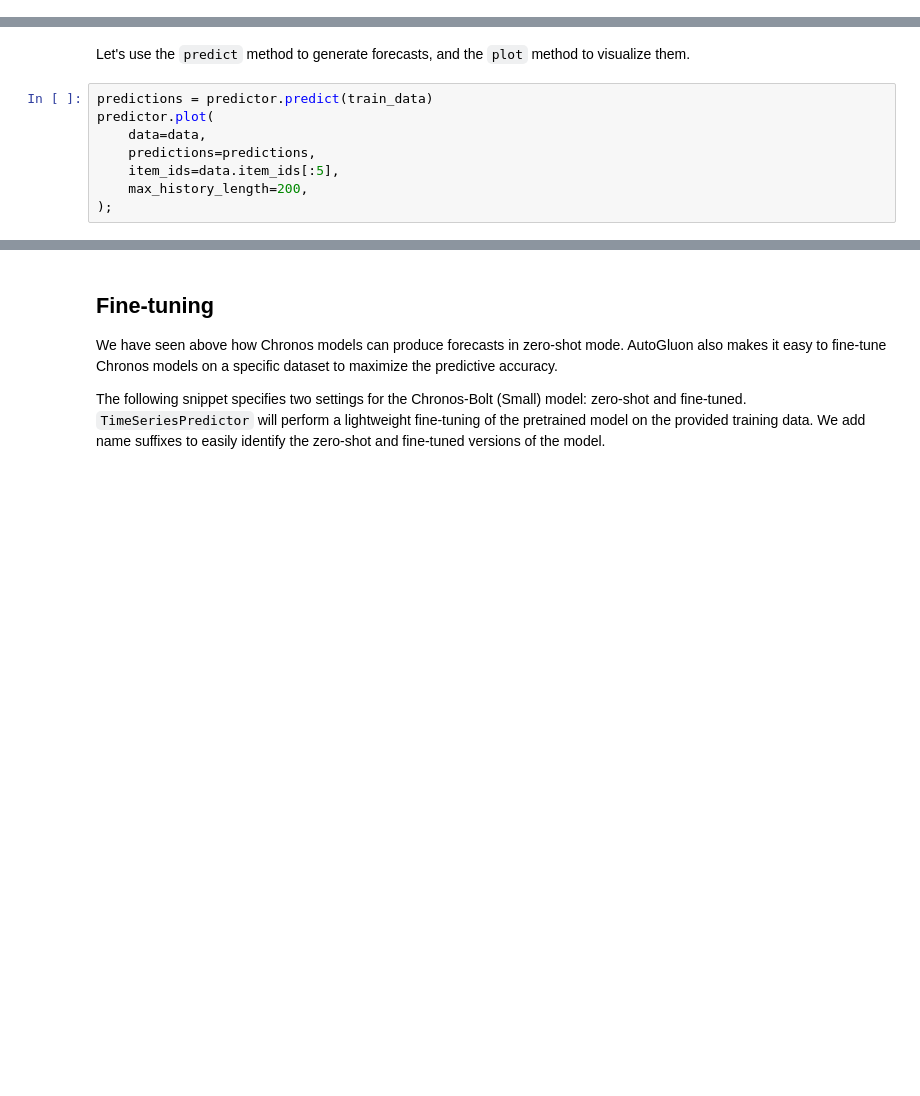
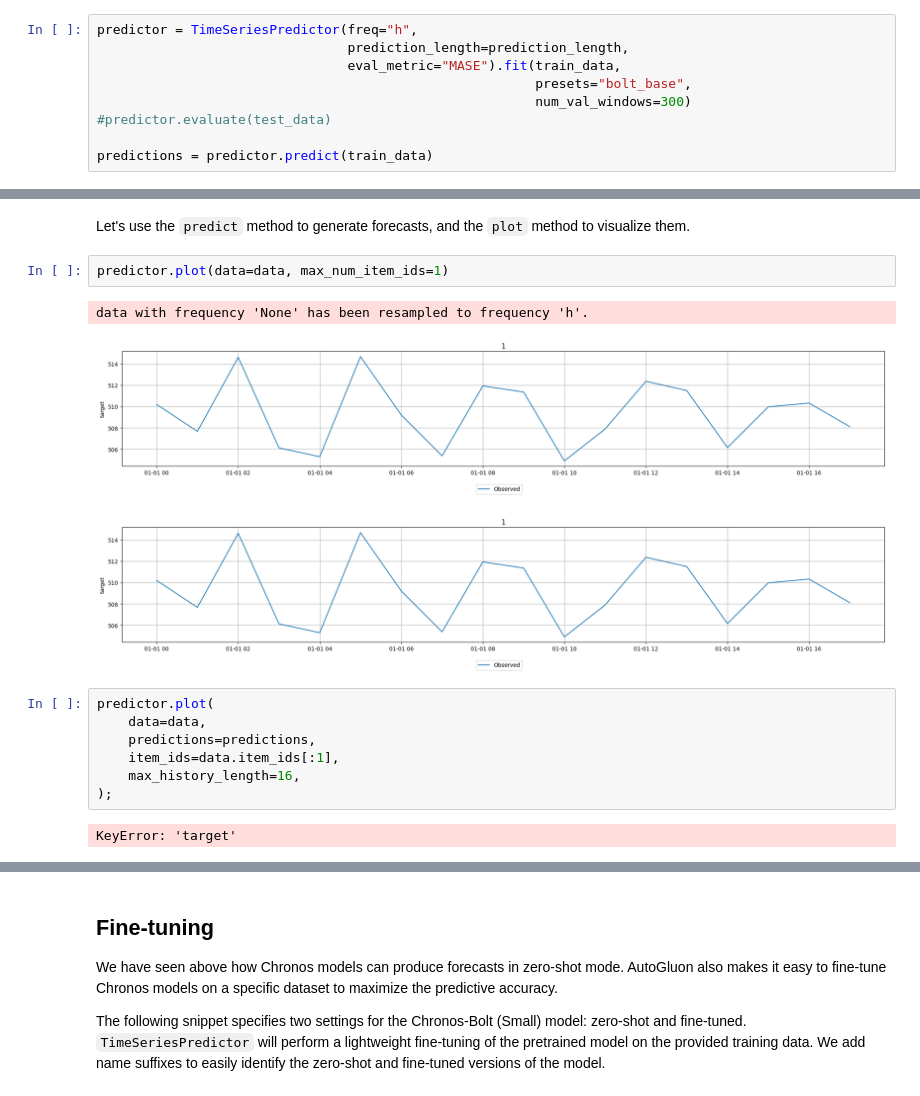
Before and after one commit to TAUforPython/ts-forecasting-ensemble, a Jupyter notebook: timeseries-chronos.ipynb, the cells around one changed output, grey strips where cells are left out. Saved outputs shown, nothing was run; the diff lists cells and outputs as text; blank space fills up the shorter version.

```diff
--- a/timeseries-chronos.ipynb
+++ b/timeseries-chronos.ipynb
@@ -114,0 +121,9 @@ ValueError: Frequency of train_data is not provided and cannot be inferred. Plea
+# %%
+predictor = TimeSeriesPredictor(freq="h",
+                                prediction_length=prediction_length,
+                                eval_metric="MASE").fit(train_data,
+                                                        presets="bolt_base",
+                                                        num_val_windows=300)
+#predictor.evaluate(test_data)
+
+predictions = predictor.predict(train_data)
@@ -115,10 +148,17 @@ ValueError: Frequency of train_data is not provided and cannot be inferred. Plea
 # %% [markdown]
 Let's use the `predict` method to generate forecasts, and the `plot` method to visualize them.
+# %%
+predictor.plot(data=data, max_num_item_ids=1)
+# %% [output]
+data with frequency 'None' has been resampled to frequency 'h'.
+[figure, added]
+[figure, added]
 # %%
-predictions = predictor.predict(train_data)
 predictor.plot(
     data=data,
     predictions=predictions,
-    item_ids=data.item_ids[:5],
-    max_history_length=200,
+    item_ids=data.item_ids[:1],
+    max_history_length=16,
 );
+# %% [output]
+KeyError: 'target'
```
Also changed, not shown: parts of 21 cells of this notebook.
